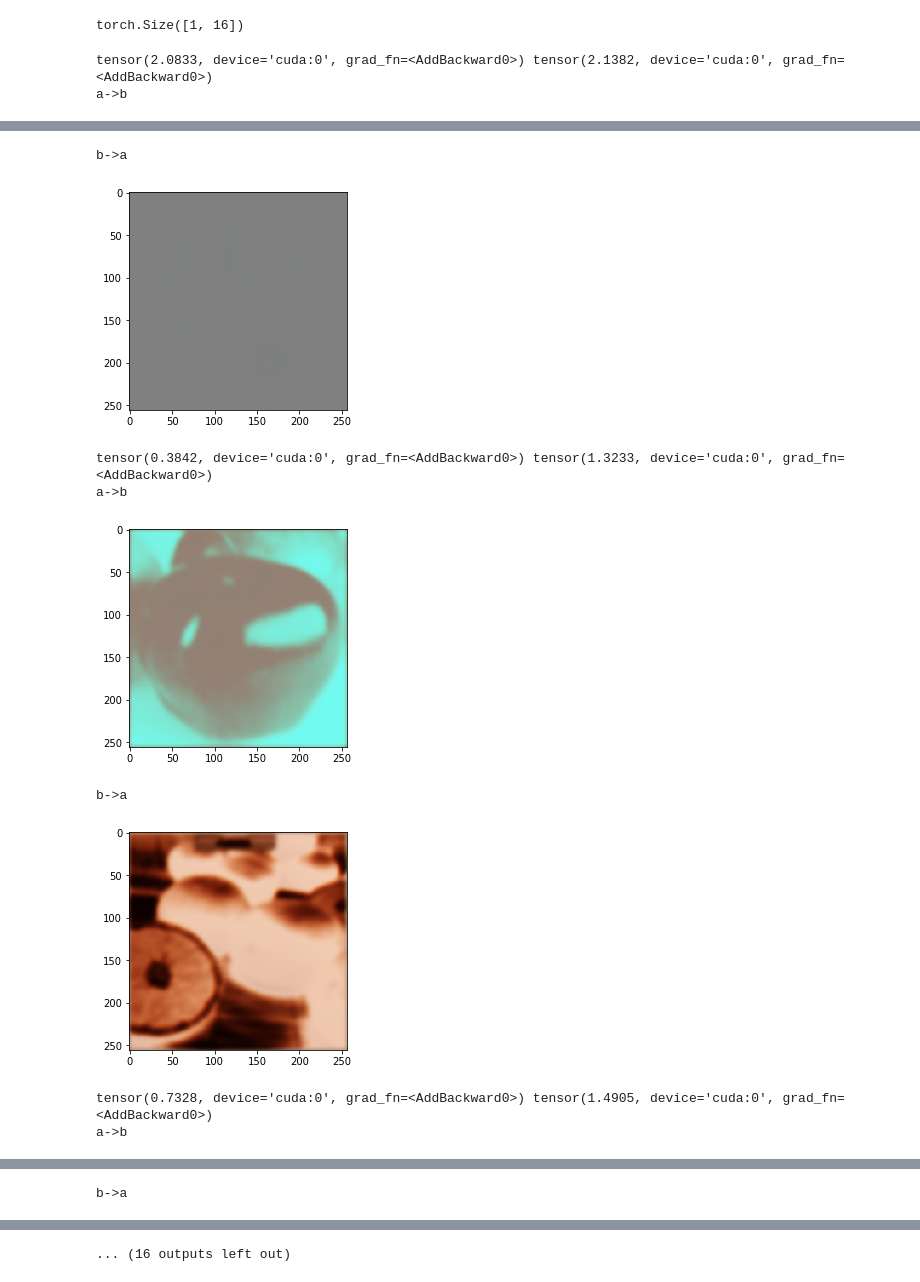
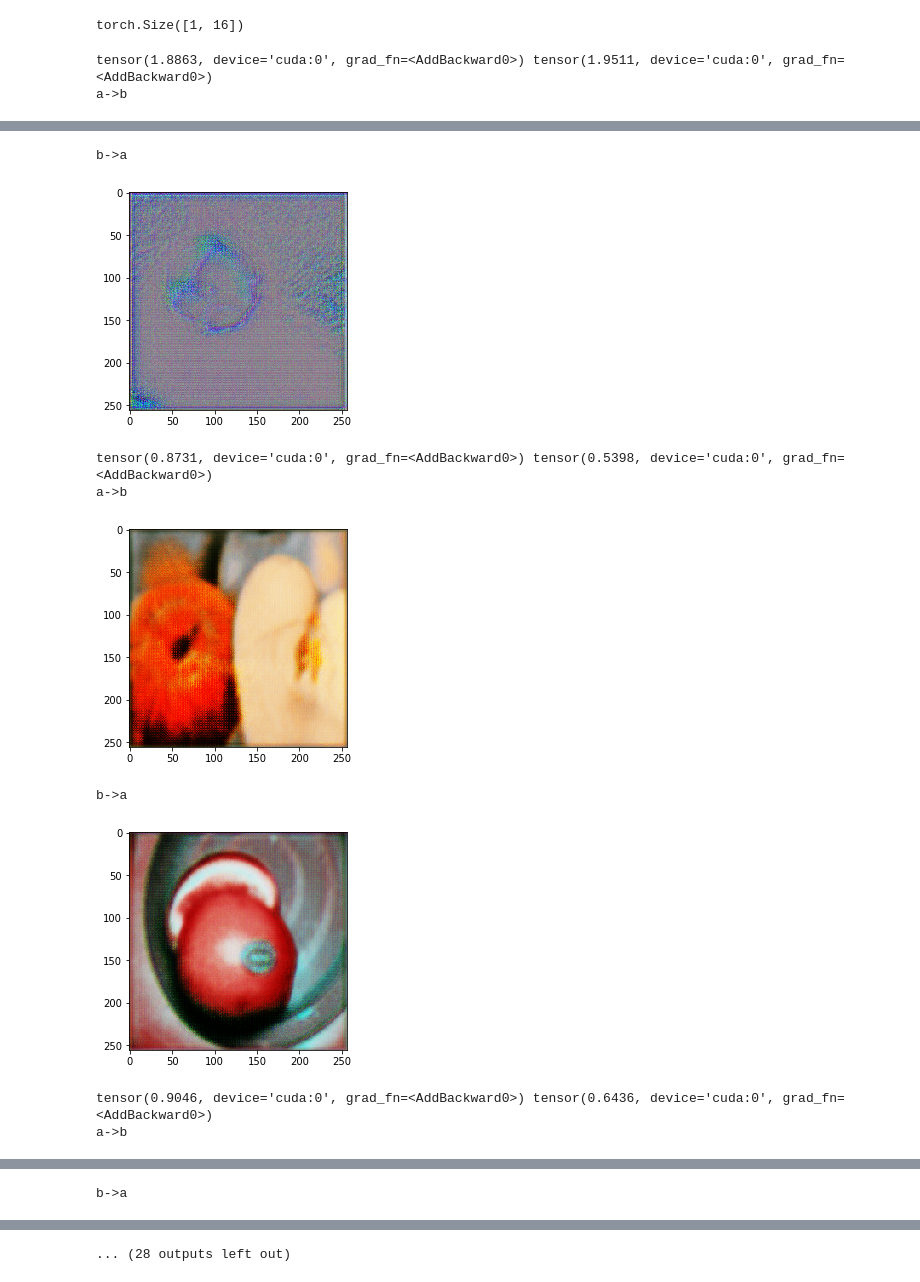
Before and after one commit to ruu413/kadai4, a Jupyter notebook: CycleGAN.ipynb, the cells around one changed output, grey strips where cells are left out. Cells and saved outputs as stored; diff of their text form; code cells hidden in the pictures.

```diff
--- a/CycleGAN.ipynb
+++ b/CycleGAN.ipynb
@@ -60,10 +60,13 @@ class DownSamp(nn.Module):
         self.conv3 = nn.Conv2d(out_ch, out_ch, kernel_size=3, stride=1,padding=1)
     def forward(self, x):
         x = self.conv1(x)
+        x = F.instance_norm(x)
         x = F.leaky_relu(x)
         x = self.conv2(x)
+        x = F.instance_norm(x)
         x = F.leaky_relu(x)
         x = self.conv3(x)
+        x = F.instance_norm(x)
         x = F.leaky_relu(x)
         return x
 class UpSamp(nn.Module):
@@ -75,11 +78,14 @@ class UpSamp(nn.Module):
         self.conv2 = nn.Conv2d(out_ch, out_ch, kernel_size=3, stride=1,padding=1)
     def forward(self,x, cat):
         x = self.deconv(x)
+        x = F.instance_norm(x)
         x = F.leaky_relu(x)
         x = torch.cat((x, cat),axis=1)
         x = self.conv1(x)
+        x = F.instance_norm(x)
         x = F.leaky_relu(x)
         x = self.conv2(x)
+        x = F.instance_norm(x)
         x = F.leaky_relu(x)
         return x
 d = DownSamp(32,64)
@@ -102,6 +108,7 @@ class UNet(nn.Module):
         self.out = nn.Conv2d(32,3, kernel_size=7, stride=1, padding=3)
     def forward(self,x):
         x = self.in1(x)
+        x = F.instance_norm(x)
         x = F.leaky_relu(x)
         x1 = self.in2(x)
         x1 = F.leaky_relu(x)
@@ -123,20 +130,20 @@ class Discriminator(nn.Module):
     def __init__(self):
         super(Discriminator, self).__init__()
         self.main = nn.Sequential(
-            nn.Conv2d(3, 32, stride=2, kernel_size=3, padding=1),
+            spectral_norm(nn.Conv2d(3, 32, stride=2, kernel_size=3, padding=1)),
             nn.LeakyReLU(0.1),
-            nn.Conv2d(32, 64, stride=2, kernel_size=3, padding=1),
+            spectral_norm(nn.Conv2d(32, 64, stride=2, kernel_size=3, padding=1)),
             nn.LeakyReLU(0.1),
-            nn.Conv2d(64, 128, stride=2, kernel_size=3, padding=1),
+            spectral_norm(nn.Conv2d(64, 128, stride=2, kernel_size=3, padding=1)),
             nn.LeakyReLU(0.1),
-            nn.Conv2d(128, 256, stride=2, kernel_size=3, padding=1),
+            spectral_norm(nn.Conv2d(128, 256, stride=2, kernel_size=3, padding=1)),
             nn.LeakyReLU(0.1),
-            nn.Conv2d(256,256,stride=2,kernel_size=3,padding=1),
+            spectral_norm(nn.Conv2d(256,256,stride=2,kernel_size=3,padding=1)),
             nn.LeakyReLU(0.1),
-            nn.Conv2d(256,512,stride=2,kernel_size=3,padding=1),
+            spectral_norm(nn.Conv2d(256,512,stride=2,kernel_size=3,padding=1)),
             nn.LeakyReLU(0.1),
             #nn.Conv2d(1024,1024,stride=1,kernel_size=1,padding=0),
-            nn.Conv2d(512,1,stride=1,kernel_size=1,padding=0),
+            spectral_norm(nn.Conv2d(512,1,stride=1,kernel_size=1,padding=0)),
             nn.Flatten(),
         )
     def forward(self, x):
@@ -172,6 +179,8 @@ for ep in range(epoch):
         fake_a = g_ba(img_b)
         rec_a = g_ba(fake_b)
         rec_b = g_ab(fake_a)
+        id_a = g_ba(img_a)
+        id_b = g_ab(img_b)
 
         zero_ = torch.zeros((img_a.shape[0],16)).to(device)
         one_ = torch.ones((img_a.shape[0],16)).to(device)
@@ -180,8 +189,10 @@ for ep in range(epoch):
         l_g_bab_rec = torch.mean(torch.abs(img_b-rec_b))
         l_g_ab_adv = lossfunc(d_a(fake_a),one_)
         l_g_ba_adv = lossfunc(d_b(fake_b),one_)
+        l_g_ab_id = torch.mean(torch.abs(img_b-id_b))
+        l_g_ba_id = torch.mean(torch.abs(img_a-id_a))
 
-        l_g = (l_g_ab_adv + l_g_ba_adv) + (l_g_aba_rec+l_g_bab_rec)*0.1
+        l_g = (l_g_ab_adv + l_g_ba_adv) + (l_g_aba_rec+l_g_bab_rec)*0.1 + (l_g_ab_id + l_g_ba_id)*0.025
 
         g_ab.zero_grad()
         g_ba.zero_grad()
@@ -211,5 +222,5 @@ for ep in range(epoch):
             plt.imshow(fake_a.detach()[0].cpu().numpy().transpose(1,2,0))
             plt.show()
 # %% [output]
-tensor(2.0833, device='cuda:0', grad_fn=<AddBackward0>) tensor(2.1382, device='cuda:0', grad_fn=<AddBackward0>)
+tensor(1.8863, device='cuda:0', grad_fn=<AddBackward0>) tensor(1.9511, device='cuda:0', grad_fn=<AddBackward0>)
 a->b
@@ -217,9 +228,9 @@ a->b
 b->a
-[figure, old version]
+[figure, new version]
-tensor(0.3842, device='cuda:0', grad_fn=<AddBackward0>) tensor(1.3233, device='cuda:0', grad_fn=<AddBackward0>)
+tensor(0.8731, device='cuda:0', grad_fn=<AddBackward0>) tensor(0.5398, device='cuda:0', grad_fn=<AddBackward0>)
 a->b
-[figure, old version]
+[figure, new version]
 b->a
-[figure, old version]
+[figure, new version]
-tensor(0.7328, device='cuda:0', grad_fn=<AddBackward0>) tensor(1.4905, device='cuda:0', grad_fn=<AddBackward0>)
+tensor(0.9046, device='cuda:0', grad_fn=<AddBackward0>) tensor(0.6436, device='cuda:0', grad_fn=<AddBackward0>)
 a->b
@@ -229 +240 @@ b->a
-... (16 outputs left out)
+... (28 outputs left out)
```
Also changed, not shown: parts of 1 cell of this notebook, 1 other file.
